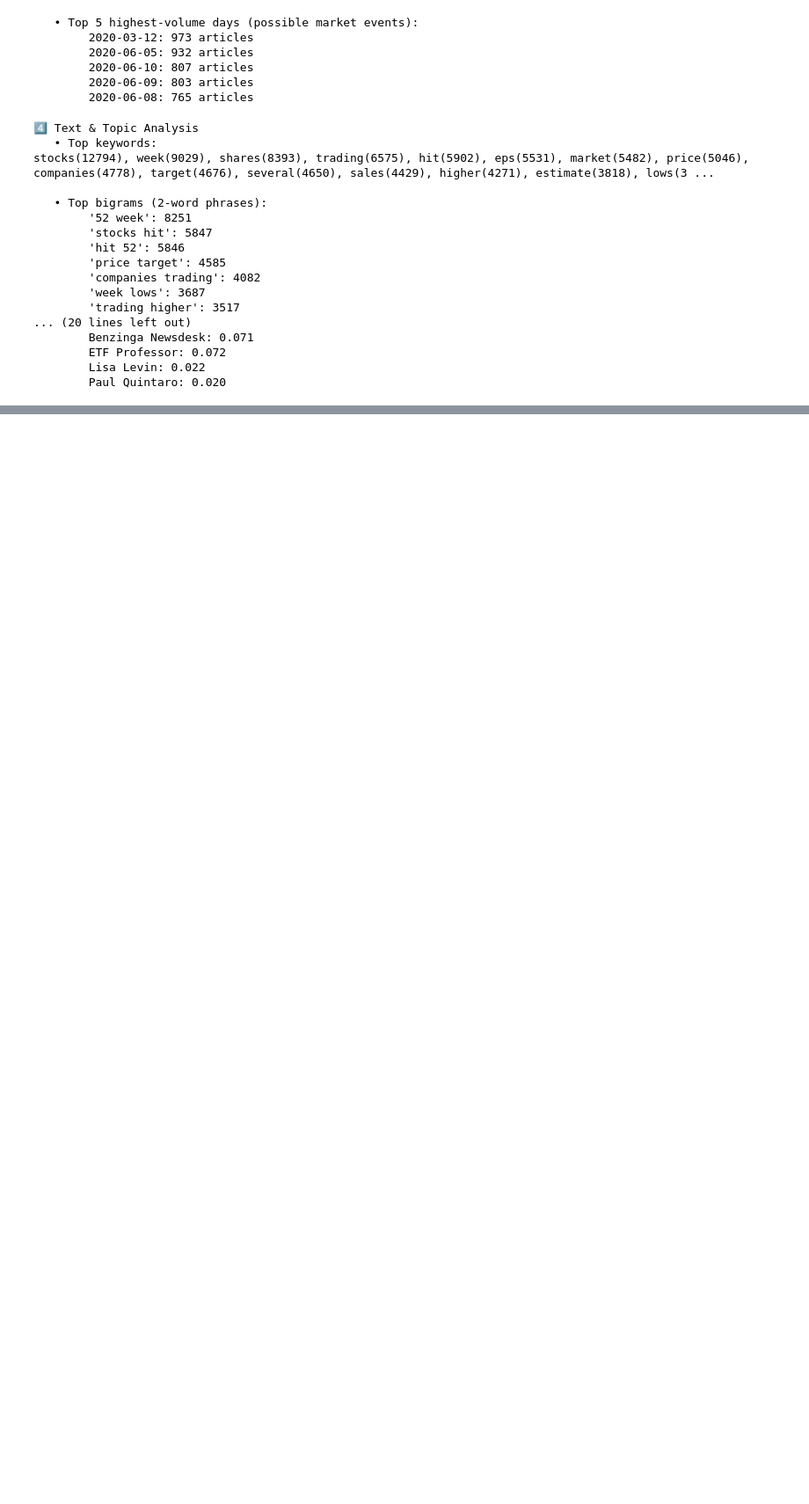
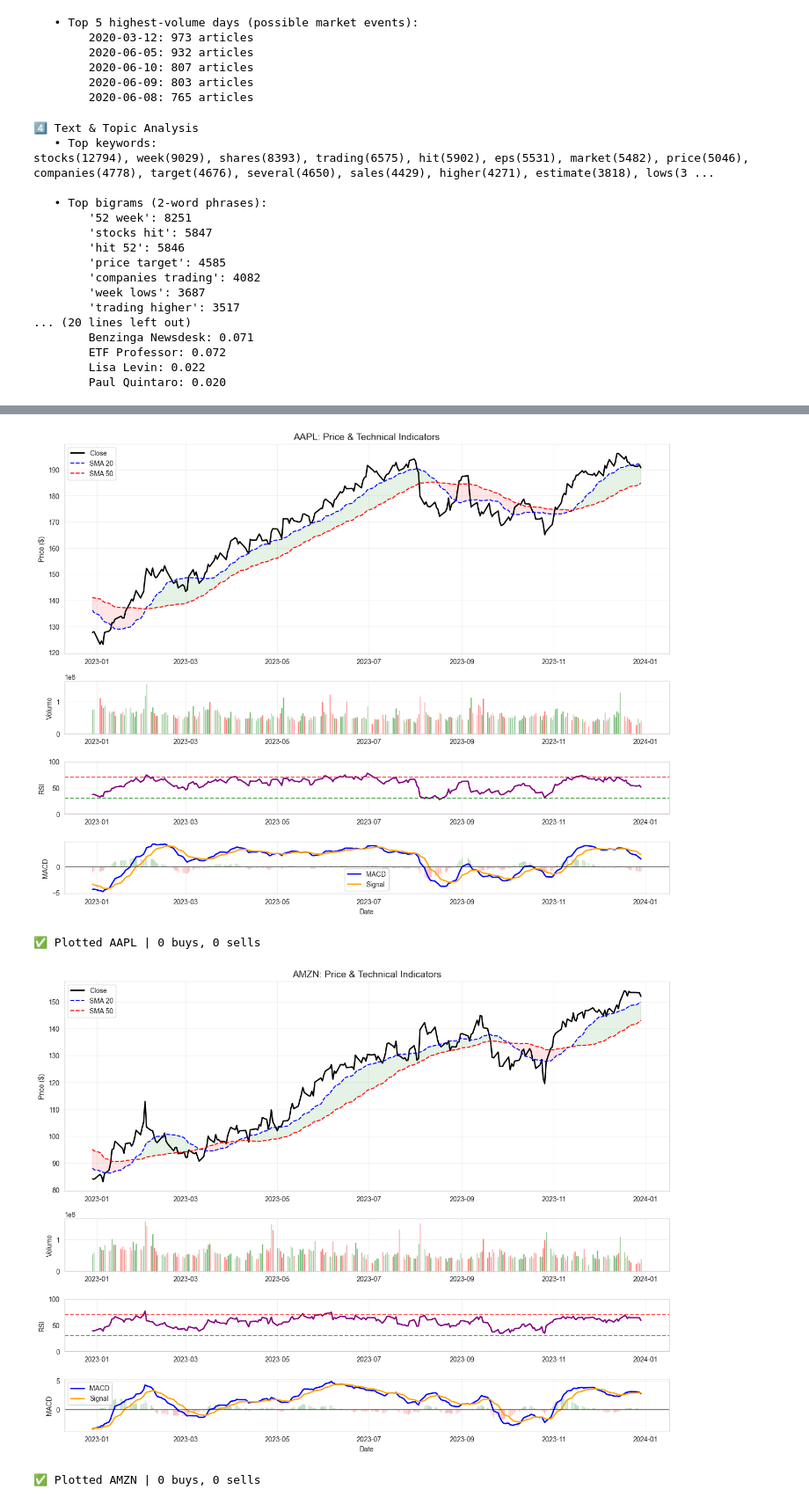
Before and after one commit to nahdes/Predicting-Price-Moves, a Jupyter notebook: notebooks/main.ipynb, the cells around one changed output, grey strips where cells are left out. Shown at 88% size. Cells and saved outputs as stored; diff of their text form; code cells hidden in the pictures; blank space fills up the shorter version.

```diff
--- a/notebooks/main.ipynb
+++ b/notebooks/main.ipynb
@@ -264,0 +426,64 @@ stocks(12794), week(9029), shares(8393), trading(6575), hit(5902), eps(5531), ma
+# %%
+# =============================================================================
+# VISUALIZATION
+# =============================================================================
+os.makedirs('plots', exist_ok=True)
+
+def plot_indicators(df, ticker):
+    dp = df.dropna(subset=['Close', 'SMA_20', 'SMA_50', 'RSI', 'MACD']).tail(252)
+    if len(dp) < 50:
+        print(f"   Skip plot for {ticker} (insufficient clean data)")
+        return
+    fig = plt.figure(figsize=(16, 12))
+    gs = GridSpec(4, 1, height_ratios=[2, 0.5, 0.5, 0.5], hspace=0.3)
+    ax1 = fig.add_subplot(gs[0])
+    ax1.plot(dp['Date'], dp['Close'], lw=2, label='Close', color='black')
+    ax1.plot(dp['Date'], dp['SMA_20'], '--', label='SMA 20', color='blue')
+    ax1.plot(dp['Date'], dp['SMA_50'], '--', label='SMA 50', color='red')
+    ax1.fill_between(dp['Date'], dp['SMA_20'], dp['SMA_50'],
+                     where=dp['SMA_20'] >= dp['SMA_50'], color='green', alpha=0.1)
+    ax1.fill_between(dp['Date'], dp['SMA_20'], dp['SMA_50'],
+                     where=dp['SMA_20'] < dp['SMA_50'], color='red', alpha=0.1)
+    ax1.set_title(f'{ticker}: Price & Technical Indicators', fontsize=14)
+    ax1.set_ylabel('Price ($)')
+    ax1.legend()
+    ax1.grid(alpha=0.3)
+    buys = dp[dp['Signal'] == 1]
+    sells = dp[dp['Signal'] == -1]
+    ax1.scatter(buys['Date'], buys['Close'], marker='^', color='green', s=100, zorder=5)
+    ax1.scatter(sells['Date'], sells['Close'], marker='v', color='red', s=100, zorder=5)
+    ax2 = fig.add_subplot(gs[1], sharex=ax1)
+    colors = ['green' if c >= o else 'red' for c, o in zip(dp['Close'], dp['Open'])]
+    ax2.bar(dp['Date'], dp['Volume'], color=colors, alpha=0.6)
+    ax2.set_ylabel('Volume')
+    ax2.grid(alpha=0.3)
+    ax3 = fig.add_subplot(gs[2], sharex=ax1)
+    ax3.plot(dp['Date'], dp['RSI'], color='purple', lw=2)
+    ax3.axhline(70, color='red', ls='--', alpha=0.7)
+    ax3.axhline(30, color='green', ls='--', alpha=0.7)
+    ax3.set_ylabel('RSI')
+    ax3.set_ylim(0, 100)
+    ax3.grid(alpha=0.3)
+    ax4 = fig.add_subplot(gs[3], sharex=ax1)
+    ax4.plot(dp['Date'], dp['MACD'], label='MACD', lw=2, color='blue')
+    ax4.plot(dp['Date'], dp['MACD_Signal'], label='Signal', lw=2, color='orange')
+    hist_colors = ['green' if h >= 0 else 'red' for h in dp['MACD_Hist']]
+    ax4.bar(dp['Date'], dp['MACD_Hist'], color=hist_colors, alpha=0.3)
+    ax4.axhline(0, color='black', alpha=0.5)
+    ax4.set_ylabel('MACD')
+    ax4.set_xlabel('Date')
+    ax4.legend()
+    ax4.grid(alpha=0.3)
+    plt.tight_layout()
+    plt.savefig(f'plots/{ticker}_indicators.png', dpi=300, bbox_inches='tight')
+    plt.show()
+    print(f"✅ Plotted {ticker} | {len(buys)} buys, {len(sells)} sells")
+
+for t in TICKERS:
+    if t in stock_data:
+        plot_indicators(stock_data[t], t)
+# %% [output]
+[figure, added]
+✅ Plotted AAPL | 0 buys, 0 sells
+[figure, added]
+✅ Plotted AMZN | 0 buys, 0 sells
```
Also changed, not shown: parts of 7 cells of this notebook.
